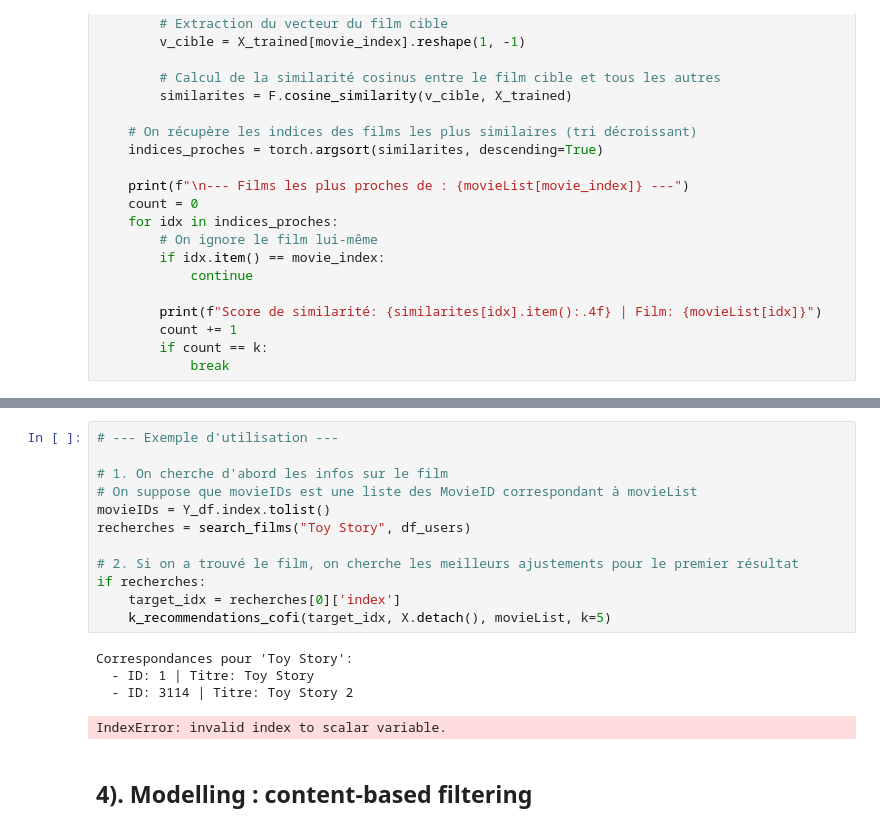
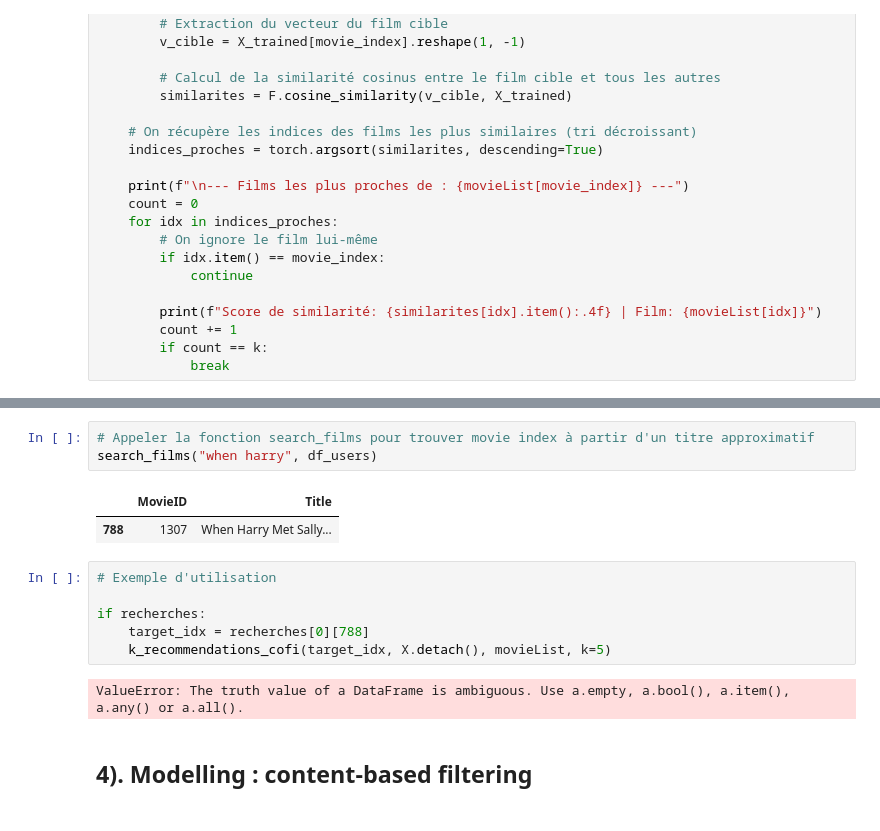
Before and after one commit to enzo-joly/projet_python_films, a Jupyter notebook: part2_recommenders /user_preferences.ipynb, the cells around one changed output, grey strips where cells are left out. Saved outputs shown, nothing was run; the diff lists cells and outputs as text.

```diff
--- a/part2_recommenders /user_preferences.ipynb
+++ b/part2_recommenders /user_preferences.ipynb
@@ -547,20 +560,17 @@ search_movie_title("When Harry", df_users)
-# %%
-# --- Exemple d'utilisation ---
-
-# 1. On cherche d'abord les infos sur le film
-# On suppose que movieIDs est une liste des MovieID correspondant à movieList
-movieIDs = Y_df.index.tolist()
-recherches = search_films("Toy Story", df_users)
-
-# 2. Si on a trouvé le film, on cherche les meilleurs ajustements pour le premier résultat
-if recherches:
-    target_idx = recherches[0]['index']
-    k_recommendations_cofi(target_idx, X.detach(), movieList, k=5)
-# %% [output]
-Correspondances pour 'Toy Story':
-  - ID: 1 | Titre: Toy Story
-  - ID: 3114 | Titre: Toy Story 2
-IndexError: invalid index to scalar variable.
+# %%
+# Appeler la fonction search_films pour trouver movie index à partir d'un titre approximatif
+search_films("when harry", df_users)
+# %% [output]
+|  | MovieID | Title |
+| 788 | 1307 | When Harry Met Sally... |
+# %%
+# Exemple d'utilisation
+
+if recherches:
+    target_idx = recherches[0][788]
+    k_recommendations_cofi(target_idx, X.detach(), movieList, k=5)
+# %% [output]
+ValueError: The truth value of a DataFrame is ambiguous. Use a.empty, a.bool(), a.item(), a.any() or a.all().
 # %% [markdown]
 ## 4). Modelling : content-based filtering
 # %%
```
Also changed, not shown: parts of 21 cells of this notebook, 1 other file.
